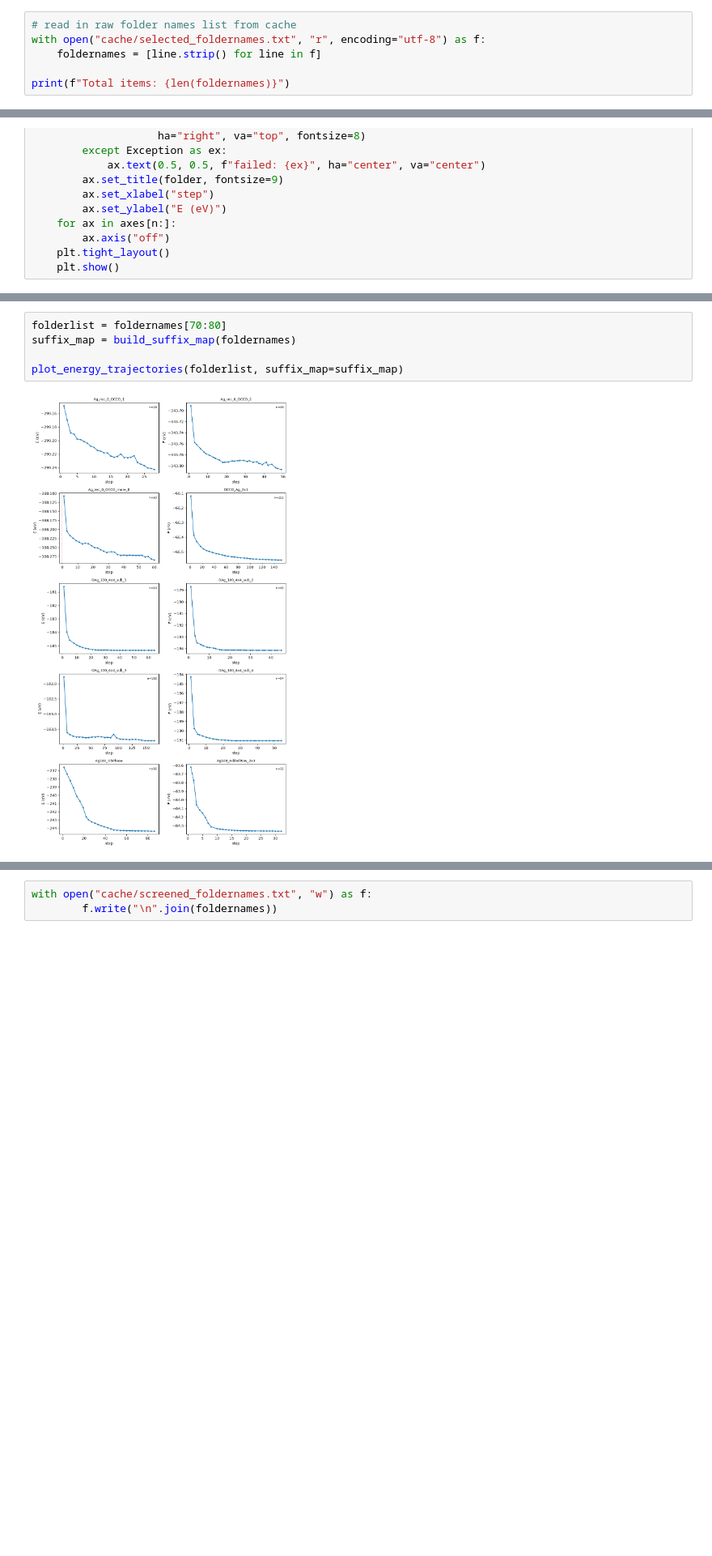
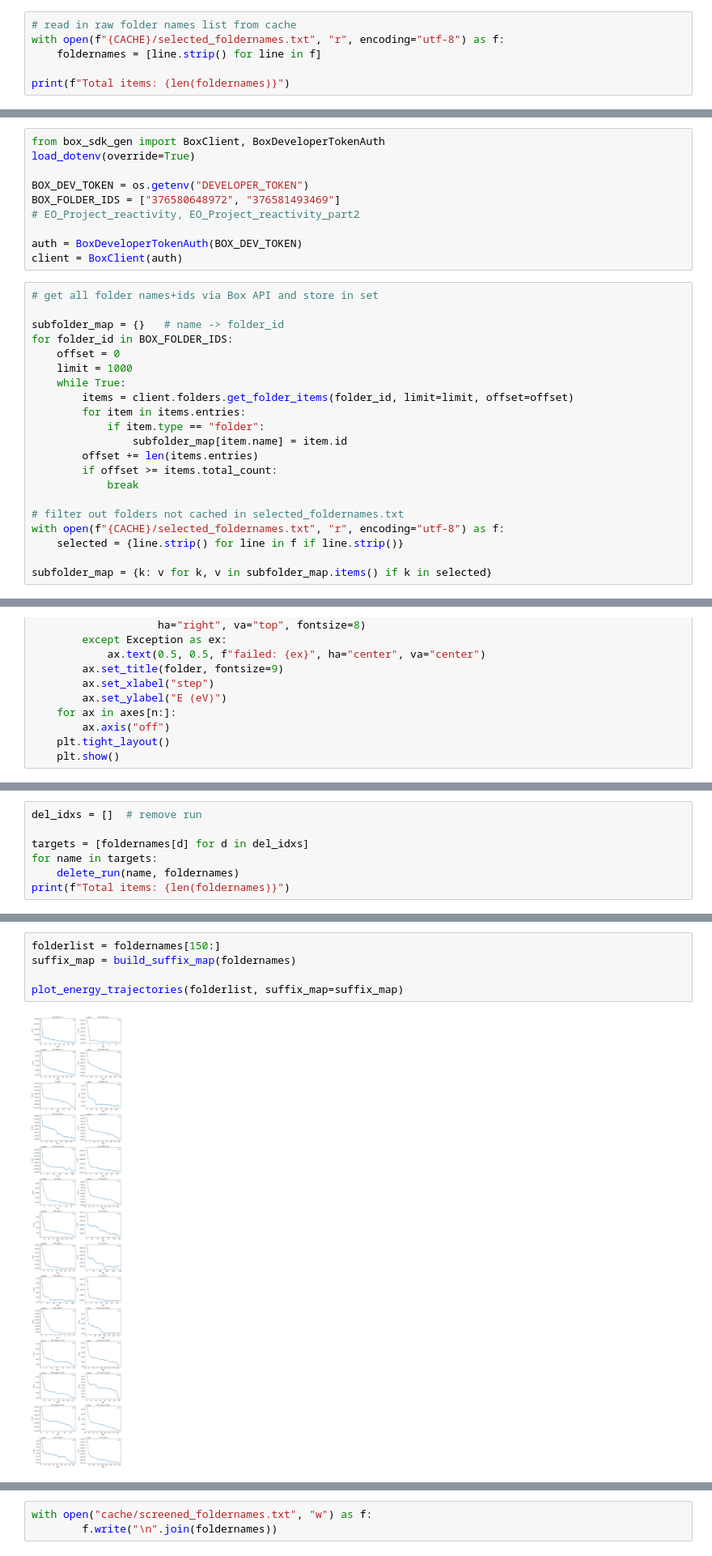
Before and after one commit to zbschwab/finetuned-mlips, a Jupyter notebook: data-processing/ag-data-selection.ipynb, the cells around one changed output, grey strips where cells are left out. Shown at 81% size. Cells and saved outputs as stored; diff of their text form; blank space fills up the shorter version.

```diff
--- a/data-processing/ag-data-selection.ipynb
+++ b/data-processing/ag-data-selection.ipynb
@@ -17,6 +17,6 @@ TOKEN = os.getenv("DROPBOX_TOKEN")
 # %%
 # read in raw folder names list from cache
-with open("cache/selected_foldernames.txt", "r", encoding="utf-8") as f:
+with open(f"{CACHE}/selected_foldernames.txt", "r", encoding="utf-8") as f:
     foldernames = [line.strip() for line in f]
 
 print(f"Total items: {len(foldernames)}")
@@ -108,0 +116,31 @@ No OUTCAR: 0 | No/failed INCAR: 0 | Failed folder listings: 0
+# %%
+from box_sdk_gen import BoxClient, BoxDeveloperTokenAuth
+load_dotenv(override=True)
+
+BOX_DEV_TOKEN = os.getenv("DEVELOPER_TOKEN")
+BOX_FOLDER_IDS = ["376580648972", "376581493469"]
+# EO_Project_reactivity, EO_Project_reactivity_part2
+
+auth = BoxDeveloperTokenAuth(BOX_DEV_TOKEN)
+client = BoxClient(auth)
+# %%
+# get all folder names+ids via Box API and store in set
+
+subfolder_map = {}   # name -> folder_id
+for folder_id in BOX_FOLDER_IDS:
+    offset = 0
+    limit = 1000
+    while True:
+        items = client.folders.get_folder_items(folder_id, limit=limit, offset=offset)
+        for item in items.entries:
+            if item.type == "folder":
+                subfolder_map[item.name] = item.id
+        offset += len(items.entries)
+        if offset >= items.total_count:
+            break
+
+# filter out folders not cached in selected_foldernames.txt
+with open(f"{CACHE}/selected_foldernames.txt", "r", encoding="utf-8") as f:
+    selected = {line.strip() for line in f if line.strip()}
+
+subfolder_map = {k: v for k, v in subfolder_map.items() if k in selected}
@@ -315,0 +388,7 @@ Total items: 98
+# %%
+del_idxs = []  # remove run
+
+targets = [foldernames[d] for d in del_idxs]
+for name in targets:
+    delete_run(name, foldernames)
+print(f"Total items: {len(foldernames)}")
@@ -316,7 +397,7 @@ Total items: 98
 # %%
-folderlist = foldernames[70:80]
+folderlist = foldernames[150:]
 suffix_map = build_suffix_map(foldernames)
 
 plot_energy_trajectories(folderlist, suffix_map=suffix_map)
 # %% [output]
-[figure, old version]
+[figure, new version]
```
Also changed, not shown: parts of 24 cells of this notebook, 2 other files.
